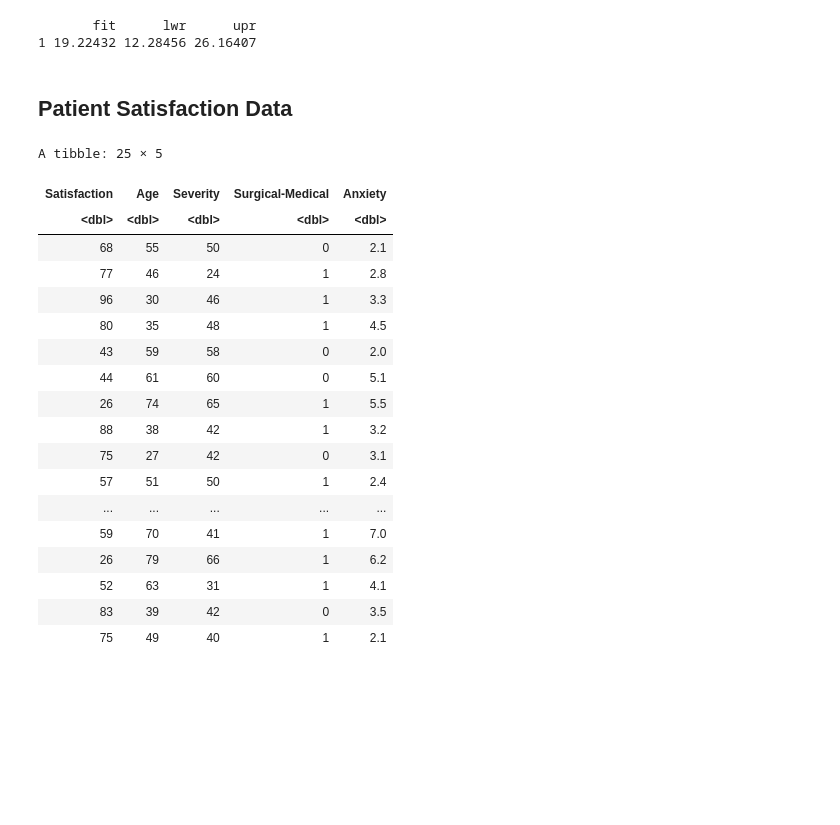
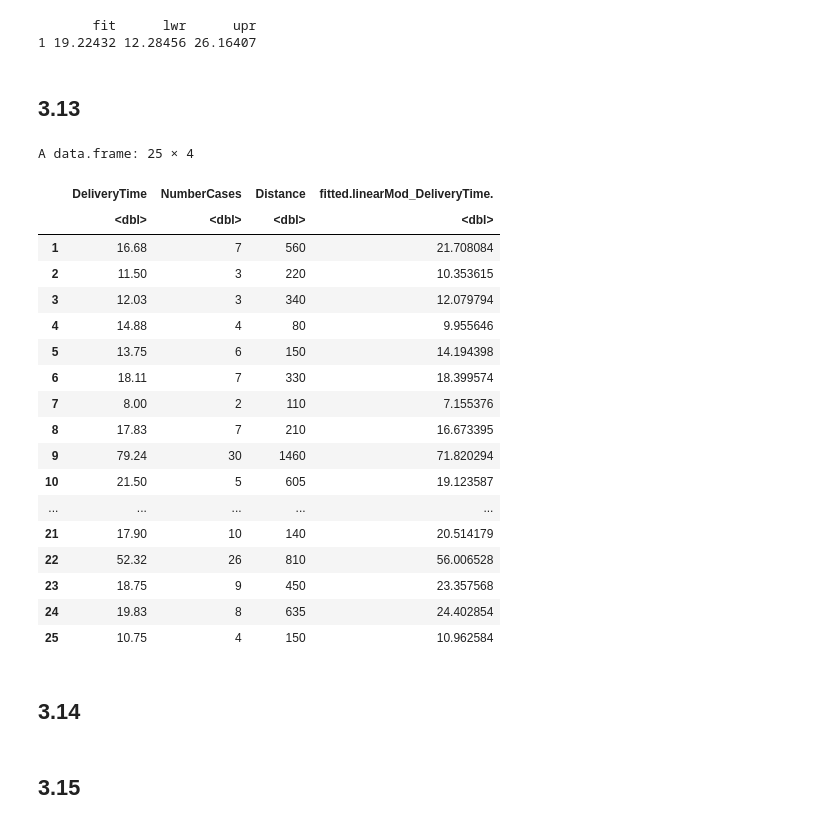
Before and after one commit to j-buss/Introduction-to-Linear-Regression-Analysis, a Jupyter notebook: Chapter_03/Chapter_03_Examples.ipynb, the cells around one changed output. Saved outputs shown, nothing was run; the diff lists cells and outputs as text; code cells hidden in the pictures; blank space fills up the shorter version.

```diff
--- a/Chapter_03/Chapter_03_Examples.ipynb
+++ b/Chapter_03/Chapter_03_Examples.ipynb
@@ -19,7 +20,7 @@ library(AICcmodavg)
 # %% [markdown]
 ## 3.1
 # %%
-dataTable <- read_excel('../linear_regression_5e_data_sets/Chapter 3/Examples/data-ex-3-1 (Delivery Time).xls')
+dataTable_DeliveryTime <- read_excel('../linear_regression_5e_data_sets/Chapter 3/Examples/data-ex-3-1 (Delivery Time).xls')
 # %%
-df <- data.frame(dataTable$`Delivery Time, y`, dataTable$`Number of Cases, x1`, dataTable$`Distance, x2 (ft)`)
+df_DeliveryTime <- data.frame(dataTable_DeliveryTime$`Delivery Time, y`, dataTable_DeliveryTime$`Number of Cases, x1`, dataTable_DeliveryTime$`Distance, x2 (ft)`)
 # %%
@@ -47,7 +48,7 @@ summary(df)
  3rd Qu.:21.50   3rd Qu.:10.00   3rd Qu.: 605.0
  Max.   :79.24   Max.   :30.00   Max.   :1460.0
 # %%
-linearMod <- lm(DeliveryTime ~ NumberCases + Distance, data=df)  # build linear regression model on full data
-print(linearMod)
+linearMod_DeliveryTime <- lm(DeliveryTime ~ NumberCases + Distance, data=df_DeliveryTime)  # build linear regression model on full data
+print(linearMod_DeliveryTime)
 # %% [output]
 Call:
@@ -194,5 +241,3 @@ print(pred)
 # %% [output]
        fit      lwr      upr
 1 19.22432 12.28456 26.16407
-# %% [markdown]
-## Patient Satisfaction Data
@@ -201,22 +243,0 @@ dataTable <- read_excel('../linear_regression_5e_data_sets/Appendices/data-table
-# %%
-dataTable
-# %% [output]
-A tibble: 25 × 5
-| Satisfaction | Age | Severity | Surgical-Medical | Anxiety |
-| <dbl> | <dbl> | <dbl> | <dbl> | <dbl> |
-| 68 | 55 | 50 | 0 | 2.1 |
-| 77 | 46 | 24 | 1 | 2.8 |
-| 96 | 30 | 46 | 1 | 3.3 |
-| 80 | 35 | 48 | 1 | 4.5 |
-| 43 | 59 | 58 | 0 | 2.0 |
-| 44 | 61 | 60 | 0 | 5.1 |
-| 26 | 74 | 65 | 1 | 5.5 |
-| 88 | 38 | 42 | 1 | 3.2 |
-| 75 | 27 | 42 | 0 | 3.1 |
-| 57 | 51 | 50 | 1 | 2.4 |
-| ... | ... | ... | ... | ... |
-| 59 | 70 | 41 | 1 | 7.0 |
-| 26 | 79 | 66 | 1 | 6.2 |
-| 52 | 63 | 31 | 1 | 4.1 |
-| 83 | 39 | 42 | 0 | 3.5 |
-| 75 | 49 | 40 | 1 | 2.1 |
@@ -224,0 +244,28 @@ df <- data.frame(dataTable$`Delivery Time, y`, dataTable$`Number of Cases, x1`,
+# %% [markdown]
+## 3.13
+# %%
+data.frame(df_DeliveryTime, fitted(linearMod_DeliveryTime))
+# %% [output]
+A data.frame: 25 × 4
+|  | DeliveryTime | NumberCases | Distance | fitted.linearMod_DeliveryTime. |
+|  | <dbl> | <dbl> | <dbl> | <dbl> |
+| 1 | 16.68 | 7 | 560 | 21.708084 |
+| 2 | 11.50 | 3 | 220 | 10.353615 |
+| 3 | 12.03 | 3 | 340 | 12.079794 |
+| 4 | 14.88 | 4 | 80 | 9.955646 |
+| 5 | 13.75 | 6 | 150 | 14.194398 |
+| 6 | 18.11 | 7 | 330 | 18.399574 |
+| 7 | 8.00 | 2 | 110 | 7.155376 |
+| 8 | 17.83 | 7 | 210 | 16.673395 |
+| 9 | 79.24 | 30 | 1460 | 71.820294 |
+| 10 | 21.50 | 5 | 605 | 19.123587 |
+| ... | ... | ... | ... | ... |
+| 21 | 17.90 | 10 | 140 | 20.514179 |
+| 22 | 52.32 | 26 | 810 | 56.006528 |
+| 23 | 18.75 | 9 | 450 | 23.357568 |
+| 24 | 19.83 | 8 | 635 | 24.402854 |
+| 25 | 10.75 | 4 | 150 | 10.962584 |
+# %% [markdown]
+## 3.14
+# %% [markdown]
+## 3.15
```
Also changed, not shown: parts of 47 cells of this notebook.
